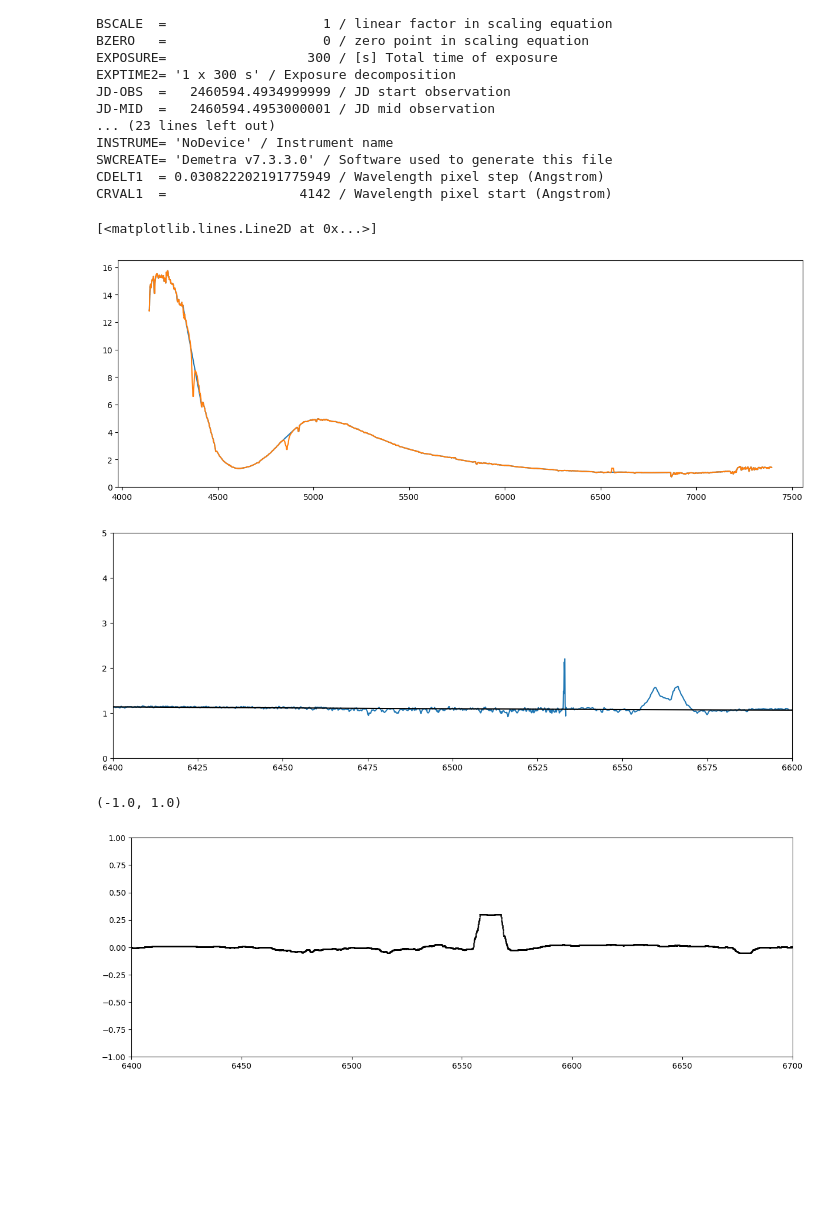
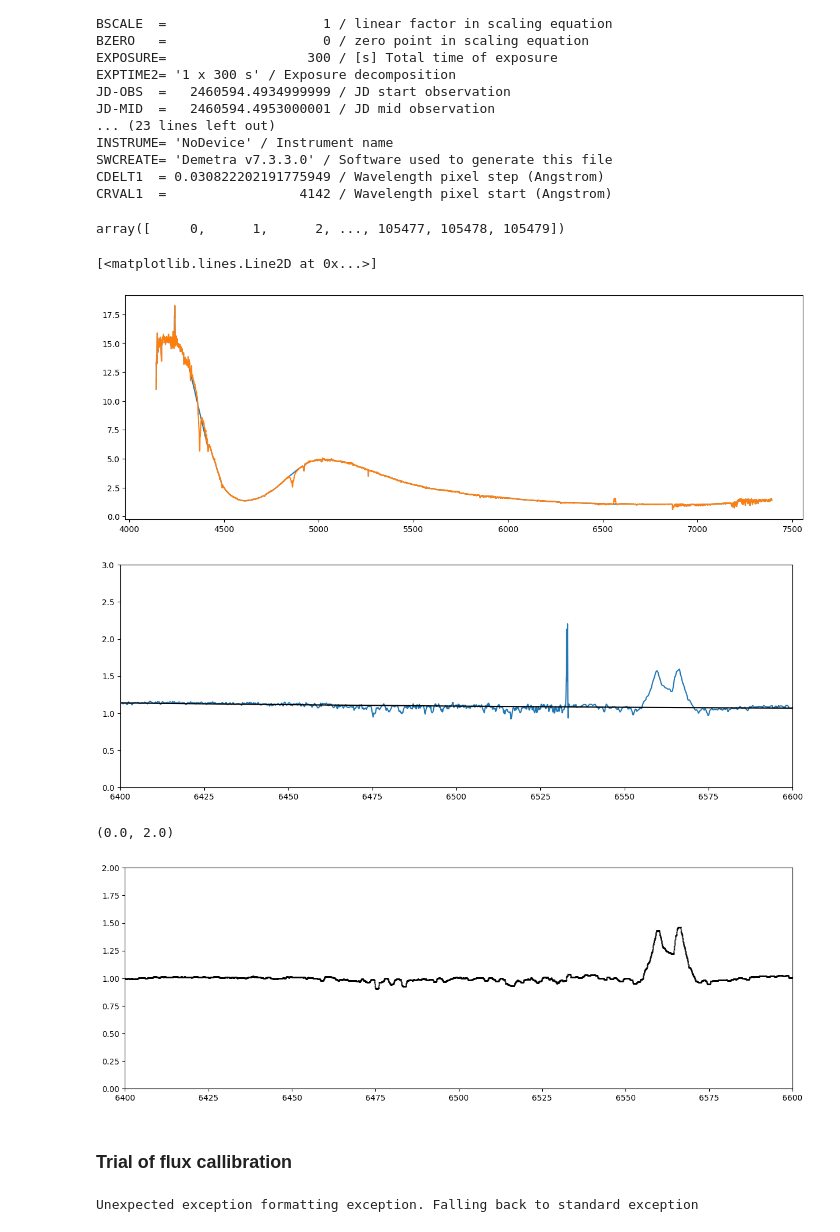
Before and after one commit to lsperezm/Be_Stars, a Jupyter notebook: DataAnalysis/Oct10/Oct10_12Vul.ipynb, the cells around one changed output. Drawn from its saved outputs; the diff is of its cells as text; code cells hidden in the pictures; blank space fills up the shorter version.

```diff
--- a/DataAnalysis/Oct10/Oct10_12Vul.ipynb
+++ b/DataAnalysis/Oct10/Oct10_12Vul.ipynb
@@ -33,13 +40,16 @@ m = fits.getval(fname,"CDELT1")
 # %%
 y = fits.getdata(fname)
 y_new=y.tolist()
-y_filt=median_filter(y_new,200)
+y_filt=median_filter(y_new,50)
 x = m*np.arange(len(y))+b
 
 mask_alpha=np.abs(6562.8-x)>40
 mask_beta=np.abs(4861.33333333333-x)>40
 mask_gamma=np.abs(4367.23-x)>50 #H_gamma está corrido
 mask=mask_alpha&mask_beta&mask_gamma
+np.arange(len(y))
+# %% [output]
+array([     0,      1,      2, ..., 105477, 105478, 105479])
 # %%
 plt.figure(figsize=(15,5))
 plt.plot(x[mask],y_filt[mask])
@@ -52,26 +62,68 @@ plt.plot(x,y_filt)
 #plt.ylim(0,5)
 # %% [output]
 [<matplotlib.lines.Line2D at 0x...>]
-[figure, old version]
+[figure, new version]
 # %%
 modelo = fitter(models.Chebyshev1D(25),x[mask],y_filt[mask])
 # %%
 plt.figure(figsize=(15,5))
 plt.plot(x,y)
 #plt.plot(x,y_filt)
 plt.plot(x,modelo(x),c='k')
 
 
 plt.xlim(6400,6600)
-plt.ylim(0,5)
+plt.ylim(0,3)
 plt.margins(x=0)
 # %% [output]
-[figure, old version]
+[figure, new version]
 # %%
 plt.figure(figsize=(15,5))
-plt.scatter(x,y_filt-modelo(x),c='k',s=1,alpha=0.5)
-plt.xlim(6400,6700)
-plt.ylim(-1,1)
+plt.scatter(x,y_filt/modelo(x),c='k',s=1,alpha=0.5)
+plt.xlim(6400,6600)
+plt.ylim(0,2)
 # %% [output]
-(-1.0, 1.0)
+(0.0, 2.0)
-[figure, old version]
+[figure, new version]
+# %% [markdown]
+### Trial of flux callibration
+# %%
+noao()
+imred()
+onedstds()
+
+# Define your filenames and parameters
+std_name = '12Vul'          # Name of your standard star
+std_spec = vega    # Input: Your standard star spectrum
+science_spec = fname # Input: Your science spectrum
+sens_function = 'sens'         # Output: Sensitivity function
+fluxcal_science = 'sci_flux'   # Output: Flux-calibrated science spectrum
+
+std_airmass = 1.25
+sci_airmass = 1.30
+
+# 1. Create the sensitivity function from the standard star
+iraf.standard(
+    input=std_spec,
+    output=sens_function,
+    caldir='onedstds$oke1990/',
+    star_name=std_name,
+    extinction='onedstds$extinction.dat',
+    airmass=std_airmass,
+    interact=True  # Review the fit and reject bad points
+)
+
+# 2. Apply the sensitivity function to the science target
+iraf.sensfunc(
+    input=science_spec,
+    output=fluxcal_science,
+    sens=sens_function,
+    airmass=sci_airmass,
+    extinct=True
+)
+
+print("Flux calibration complete!")
+print(f"Sensitivity function: {sens_function}")
+print(f"Flux-calibrated science spectrum: {fluxcal_
+# %% [output]
+Unexpected exception formatting exception. Falling back to standard exception
```
Also changed, not shown: parts of 3 cells of this notebook, 17 other files.
